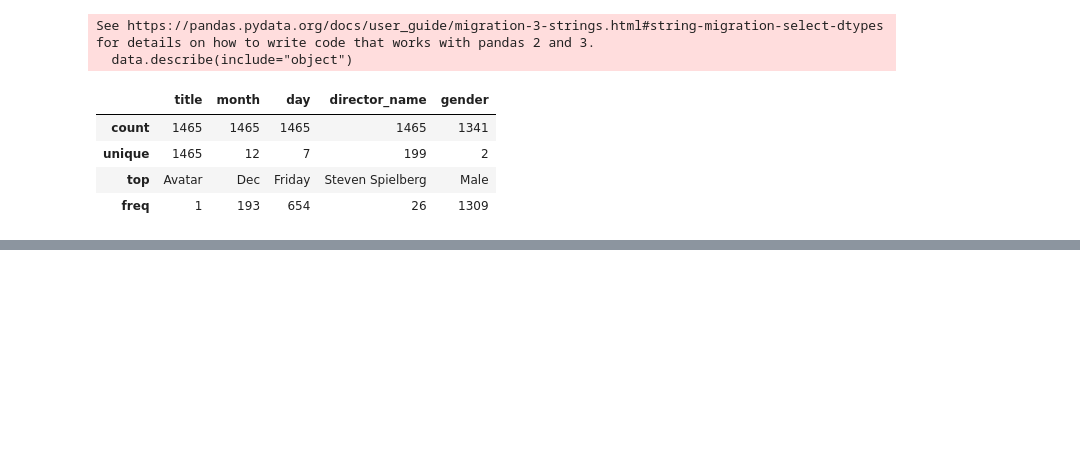
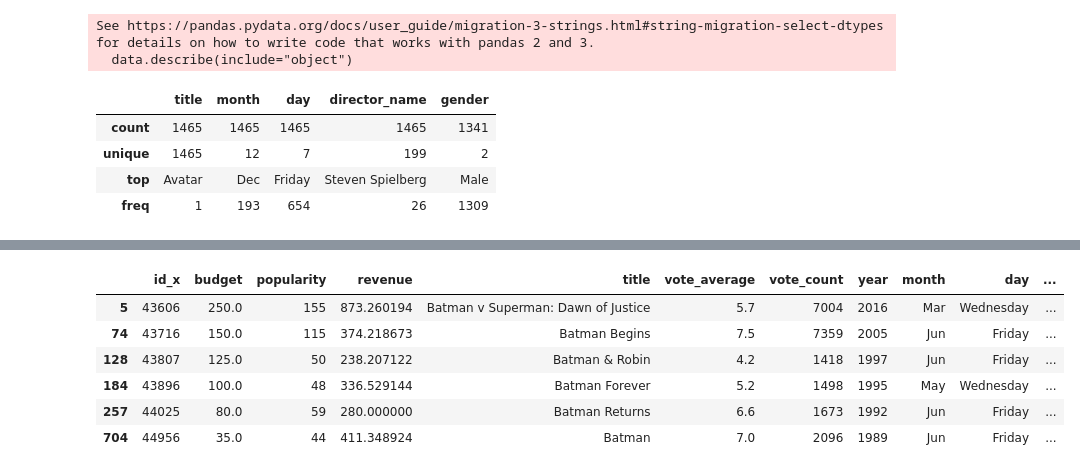
Before and after one commit to Anurag07-07/DSML-, a Jupyter notebook: day20.ipynb, the cells around one changed output, grey strips where cells are left out. Saved outputs shown, nothing was run; the diff lists cells and outputs as text; code cells hidden in the pictures; blank space fills up the shorter version.

```diff
--- a/day20.ipynb
+++ b/day20.ipynb
@@ -376,0 +417,10 @@ See https://pandas.pydata.org/docs/user_guide/migration-3-strings.html#string-mi
+# %%
+data.loc[data["title"].str.startswith("Batman")]
+# %% [output]
+|  | id_x | budget | popularity | revenue | title | vote_average | vote_count | year | month | day | ... |
+| 5 | 43606 | 250.0 | 155 | 873.260194 | Batman v Superman: Dawn of Justice | 5.7 | 7004 | 2016 | Mar | Wednesday | ... |
+| 74 | 43716 | 150.0 | 115 | 374.218673 | Batman Begins | 7.5 | 7359 | 2005 | Jun | Friday | ... |
+| 128 | 43807 | 125.0 | 50 | 238.207122 | Batman & Robin | 4.2 | 1418 | 1997 | Jun | Friday | ... |
+| 184 | 43896 | 100.0 | 48 | 336.529144 | Batman Forever | 5.2 | 1498 | 1995 | May | Wednesday | ... |
+| 257 | 44025 | 80.0 | 59 | 280.000000 | Batman Returns | 6.6 | 1673 | 1992 | Jun | Friday | ... |
+| 704 | 44956 | 35.0 | 44 | 411.348924 | Batman | 7.0 | 2096 | 1989 | Jun | Friday | ... |
```
Also changed, not shown: parts of 37 cells of this notebook, 1 other file.
